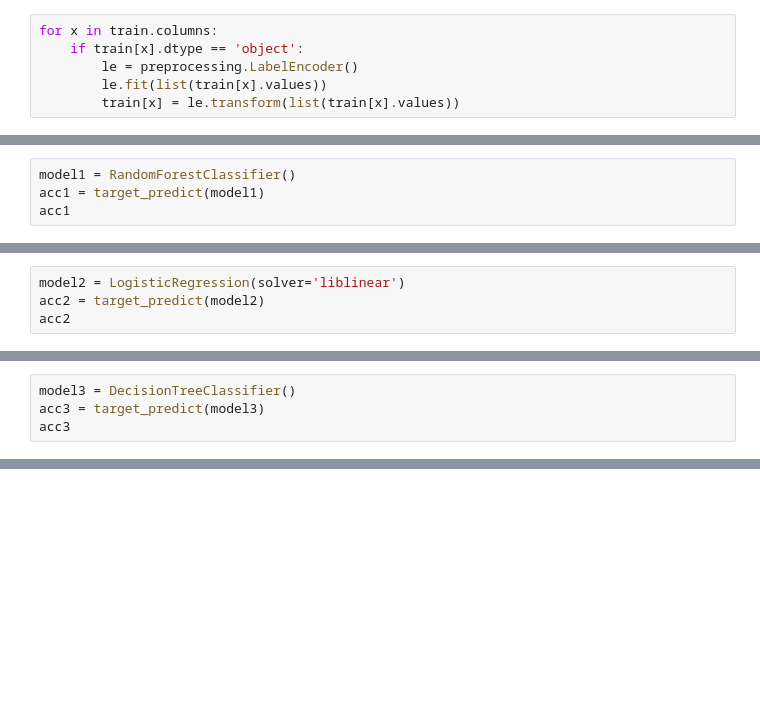
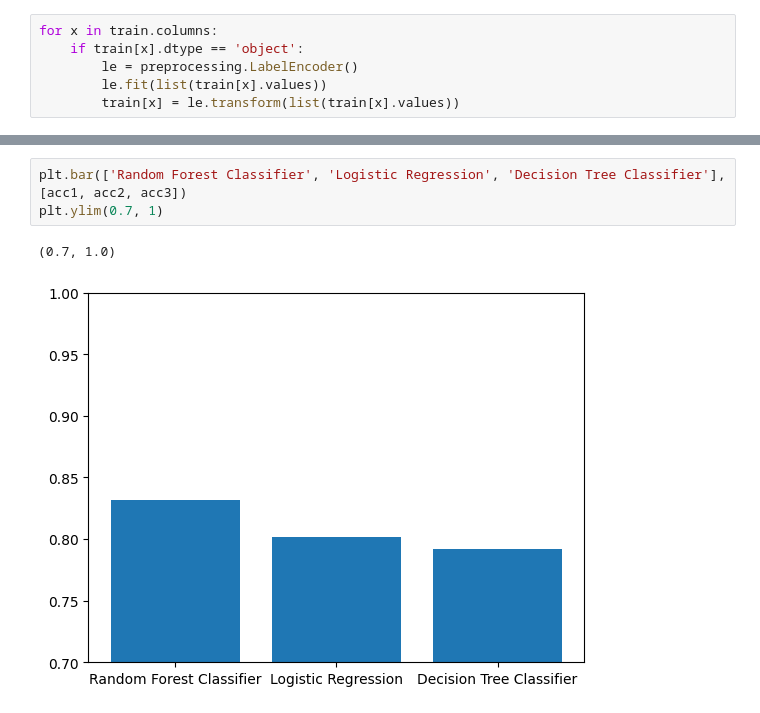
Before and after one commit to maguraaron/adatkezelo, a Jupyter notebook: beadando_nagy.ipynb, the cells around one changed output, grey strips where cells are left out. Drawn from its saved outputs; the diff is of its cells as text; blank space fills up the shorter version.

```diff
--- a/beadando_nagy.ipynb
+++ b/beadando_nagy.ipynb
@@ -213,4 +202,0 @@ def target_predict(model):
-# %%
-model1 = RandomForestClassifier()
-acc1 = target_predict(model1)
-acc1
@@ -219,4 +202,0 @@ acc1
-# %%
-model2 = LogisticRegression(solver='liblinear')
-acc2 = target_predict(model2)
-acc2
@@ -225,4 +202,0 @@ acc2
-# %%
-model3 = DecisionTreeClassifier()
-acc3 = target_predict(model3)
-acc3
@@ -230,0 +265,6 @@ acc3
+# %%
+plt.bar(['Random Forest Classifier', 'Logistic Regression', 'Decision Tree Classifier'], [acc1, acc2, acc3])
+plt.ylim(0.7, 1)
+# %% [output]
+(0.7, 1.0)
+[figure, added]
```
Also changed, not shown: parts of 13 cells of this notebook.
